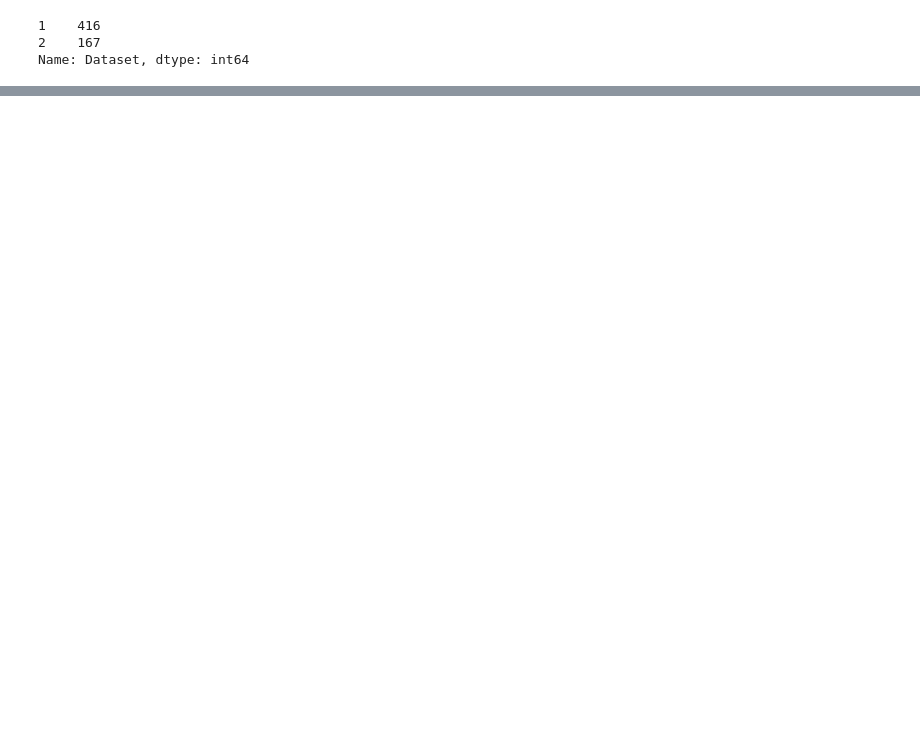
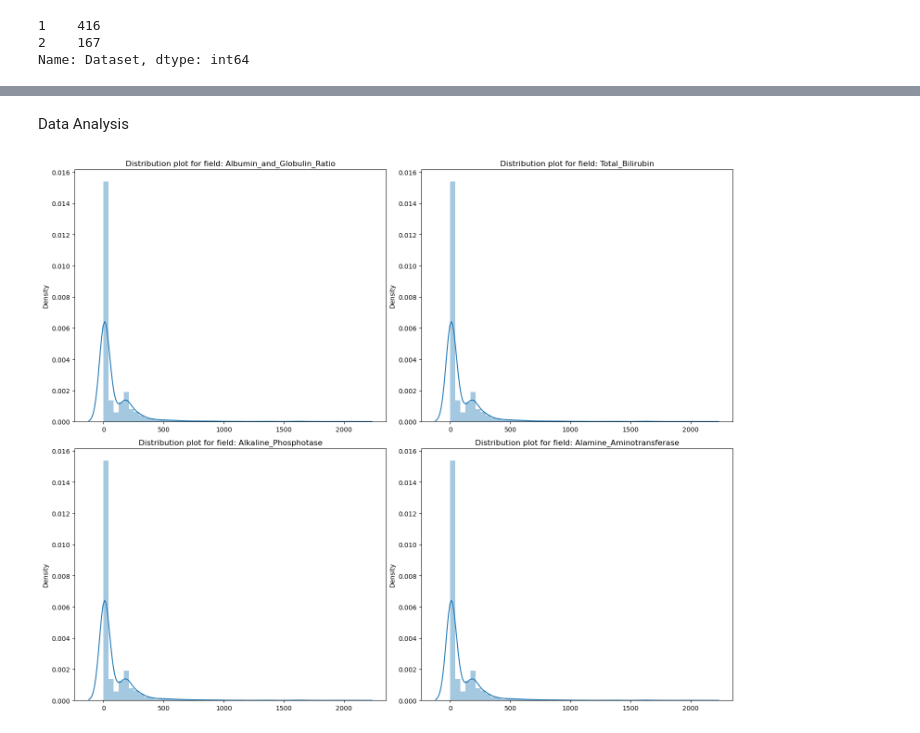
Before and after one commit to pavanbadempet/A-Healthcare-System-using-Machine-Learning-Techniques-for-Disease-Prediction-with-Chatbot-Assistance, a Jupyter notebook: Notebooks/Liver Disease Notebook.ipynb, the cells around one changed output, grey strips where cells are left out. Saved outputs shown, nothing was run; the diff lists cells and outputs as text; code cells hidden in the pictures; blank space fills up the shorter version.

```diff
--- a/Notebooks/Liver Disease Notebook.ipynb
+++ b/Notebooks/Liver Disease Notebook.ipynb
@@ -151,0 +122,20 @@ X_train, X_test, Y_train, Y_test = train_test_split(X, Y, test_size=0.2,random_s
+# %% [markdown]
+Data Analysis
+# %%
+plt.figure(figsize=(15, 12))
+
+features = ['Albumin_and_Globulin_Ratio', 'Total_Bilirubin', 'Alkaline_Phosphotase', 'Alamine_Aminotransferase']
+
+num_rows = (len(features) - 1) // 2 + 1
+num_cols = 2
+
+for i, feature in enumerate(features):
+    plt.subplot(num_rows, num_cols, i+1)
+    sns.distplot(liver_data[features])
+    plt.title('Distribution plot for field: ' + feature)
+    plt.xlabel('')
+    plt.tight_layout(pad=0.4, w_pad=0.5, h_pad=1.0)
+
+plt.show()
+# %% [output]
+[figure, added]
```
Also changed, not shown: parts of 39 cells of this notebook, 5 other files.
